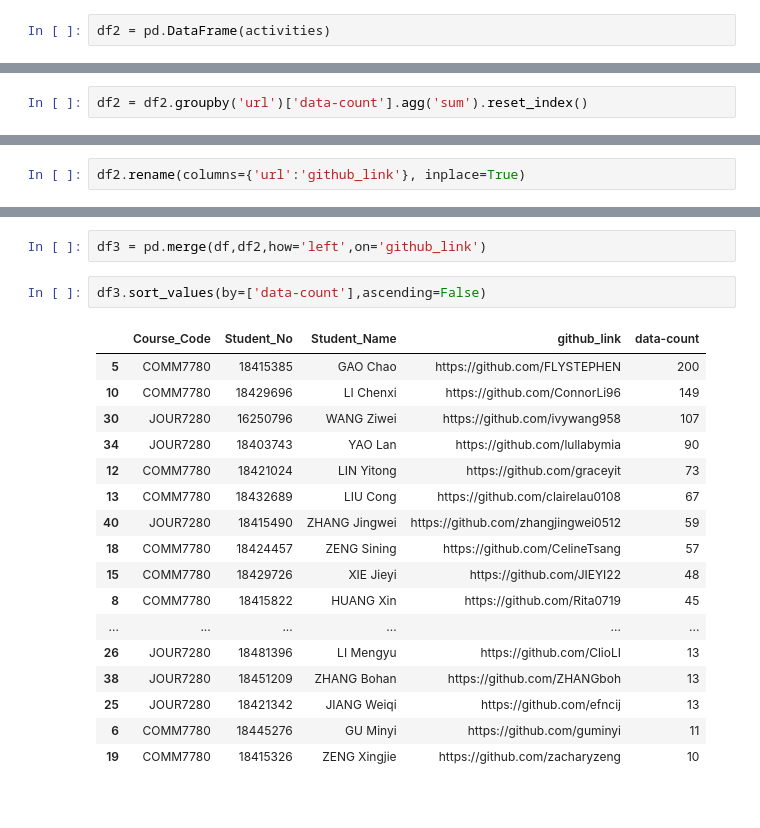
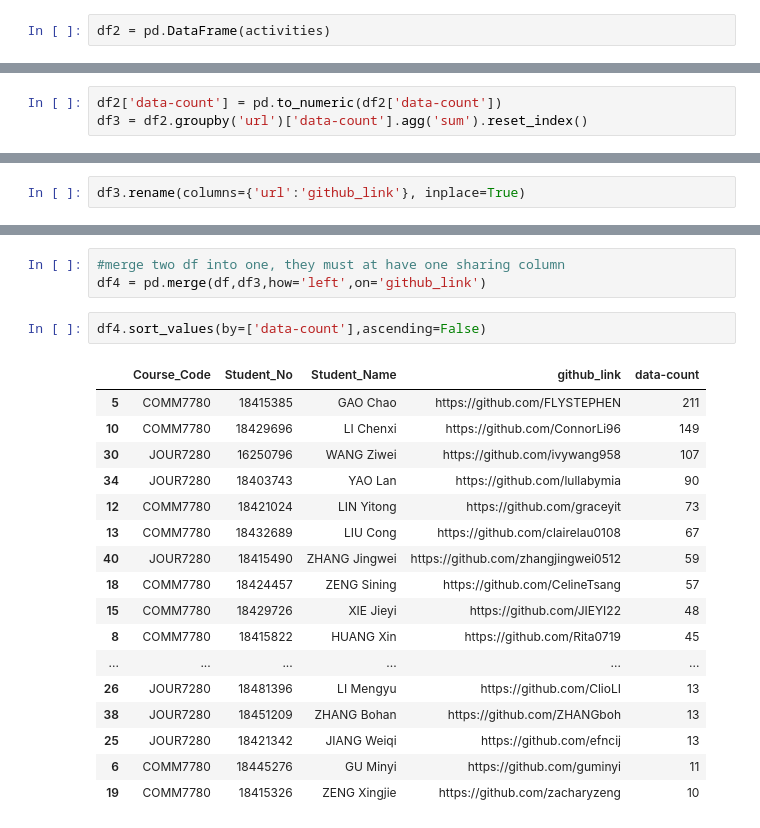
Before and after one commit to hupili/github-activies, a Jupyter notebook: github-leaderboard.ipynb, the cells around one changed output, grey strips where cells are left out. Saved outputs shown, nothing was run; the diff lists cells and outputs as text.

```diff
--- a/github-leaderboard.ipynb
+++ b/github-leaderboard.ipynb
@@ -116,2 +89,3 @@ df2
 # %%
-df2 = df2.groupby('url')['data-count'].agg('sum').reset_index()
+df2['data-count'] = pd.to_numeric(df2['data-count'])
+df3 = df2.groupby('url')['data-count'].agg('sum').reset_index()
@@ -158,2 +92,2 @@ df2['data-count'] = pd.to_numeric(df2['data-count'])
 # %%
-df2.rename(columns={'url':'github_link'}, inplace=True)
+df3.rename(columns={'url':'github_link'}, inplace=True)
@@ -180,10 +94,11 @@ df2
 # %%
-df3 = pd.merge(df,df2,how='left',on='github_link')
+#merge two df into one, they must at have one sharing column
+df4 = pd.merge(df,df3,how='left',on='github_link')
 # %%
-df3.sort_values(by=['data-count'],ascending=False)
+df4.sort_values(by=['data-count'],ascending=False)
 # %% [output]
 |  | Course_Code | Student_No | Student_Name | github_link | data-count |
-| 5 | COMM7780 | 18415385 | GAO Chao | https://github.com/FLYSTEPHEN | 200 |
+| 5 | COMM7780 | 18415385 | GAO Chao | https://github.com/FLYSTEPHEN | 211 |
 | 10 | COMM7780 | 18429696 | LI Chenxi | https://github.com/ConnorLi96 | 149 |
 | 30 | JOUR7280 | 16250796 | WANG Ziwei | https://github.com/ivywang958 | 107 |
 | 34 | JOUR7280 | 18403743 | YAO Lan | https://github.com/lullabymia | 90 |
```
Also changed, not shown: parts of 10 cells of this notebook.
